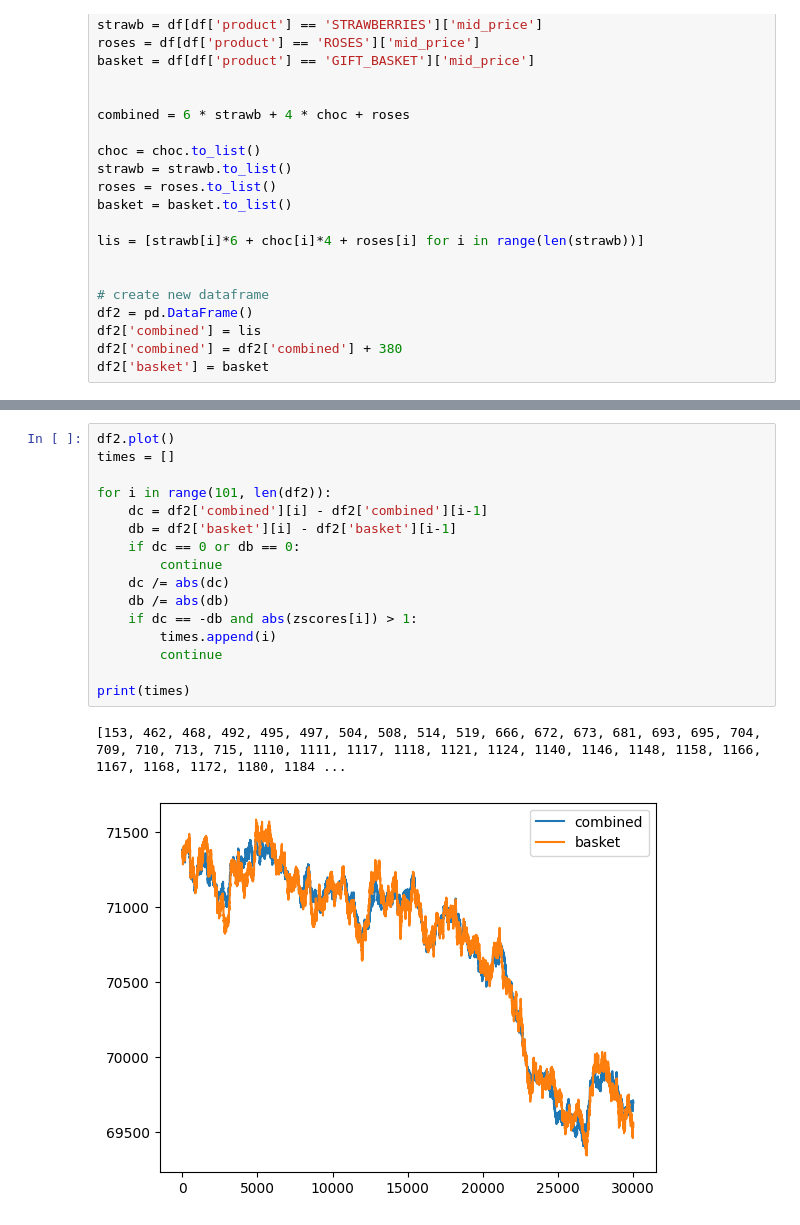
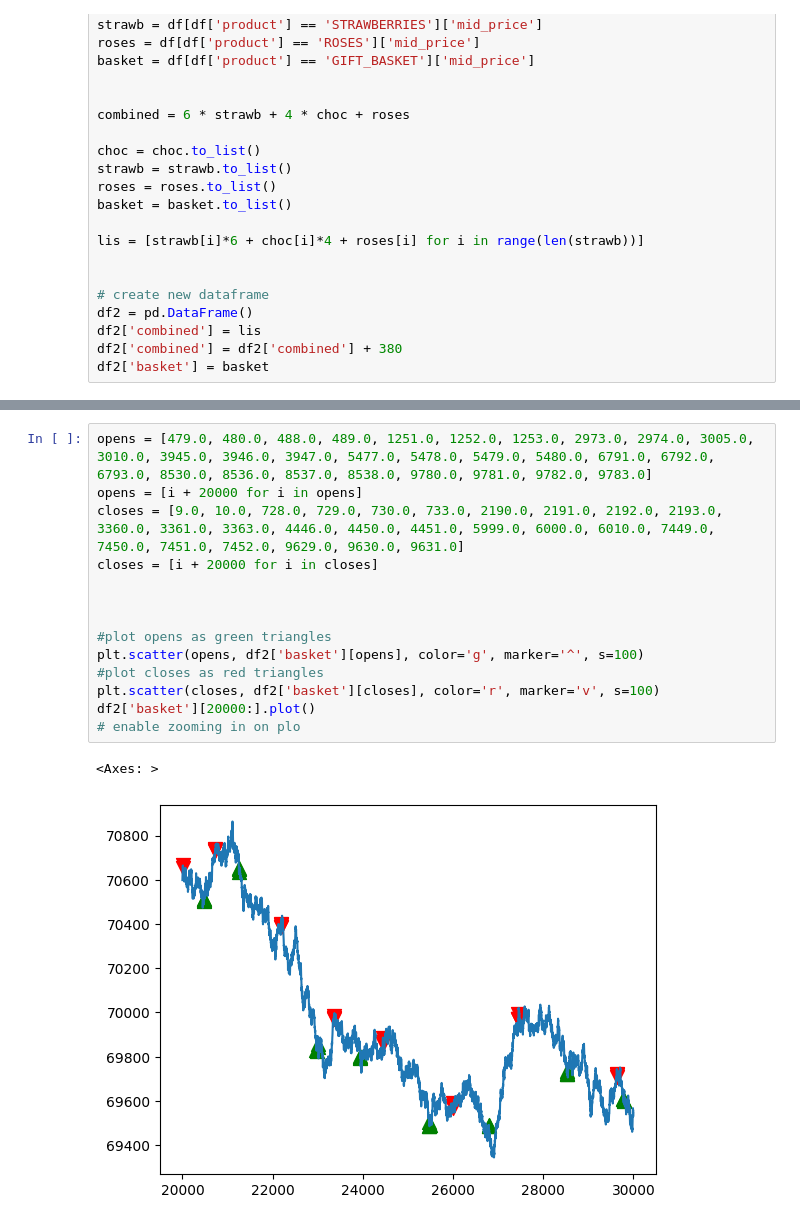
Before and after one commit to naman-doshi/IMCProsperity-2, a Jupyter notebook: R3/analysis.ipynb, the cells around one changed output, grey strips where cells are left out. Cells and saved outputs as stored; diff of their text form.

```diff
--- a/R3/analysis.ipynb
+++ b/R3/analysis.ipynb
@@ -49,19 +50,17 @@ plt.axhline(y=-1, color='r', linestyle='-')
-# %%
-df2.plot()
-times = []
-
-for i in range(101, len(df2)):
-    dc = df2['combined'][i] - df2['combined'][i-1]
-    db = df2['basket'][i] - df2['basket'][i-1]
-    if dc == 0 or db == 0:
-        continue
-    dc /= abs(dc)
-    db /= abs(db)
-    if dc == -db and abs(zscores[i]) > 1:
-        times.append(i)
-        continue
-
-print(times)
-# %% [output]
-[153, 462, 468, 492, 495, 497, 504, 508, 514, 519, 666, 672, 673, 681, 693, 695, 704, 709, 710, 713, 715, 1110, 1111, 1117, 1118, 1121, 1124, 1140, 1146, 1148, 1158, 1166, 1167, 1168, 1172, 1180, 1184 ...
-[figure, removed]
+# %%
+opens = [479.0, 480.0, 488.0, 489.0, 1251.0, 1252.0, 1253.0, 2973.0, 2974.0, 3005.0, 3010.0, 3945.0, 3946.0, 3947.0, 5477.0, 5478.0, 5479.0, 5480.0, 6791.0, 6792.0, 6793.0, 8530.0, 8536.0, 8537.0, 8538.0, 9780.0, 9781.0, 9782.0, 9783.0]
+opens = [i + 20000 for i in opens]
+closes = [9.0, 10.0, 728.0, 729.0, 730.0, 733.0, 2190.0, 2191.0, 2192.0, 2193.0, 3360.0, 3361.0, 3363.0, 4446.0, 4450.0, 4451.0, 5999.0, 6000.0, 6010.0, 7449.0, 7450.0, 7451.0, 7452.0, 9629.0, 9630.0, 9631.0]
+closes = [i + 20000 for i in closes]
+
+
+
+#plot opens as green triangles
+plt.scatter(opens, df2['basket'][opens], color='g', marker='^', s=100)
+#plot closes as red triangles
+plt.scatter(closes, df2['basket'][closes], color='r', marker='v', s=100)
+df2['basket'][20000:].plot()
+# enable zooming in on plo
+# %% [output]
+<Axes: >
+[figure, added]
```
Also changed, not shown: parts of 1 cell of this notebook, 21 other files.
